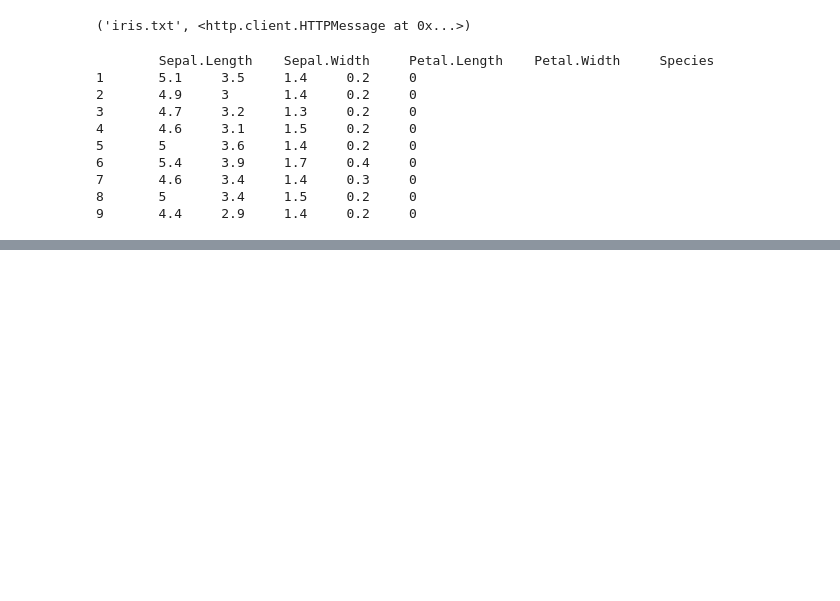
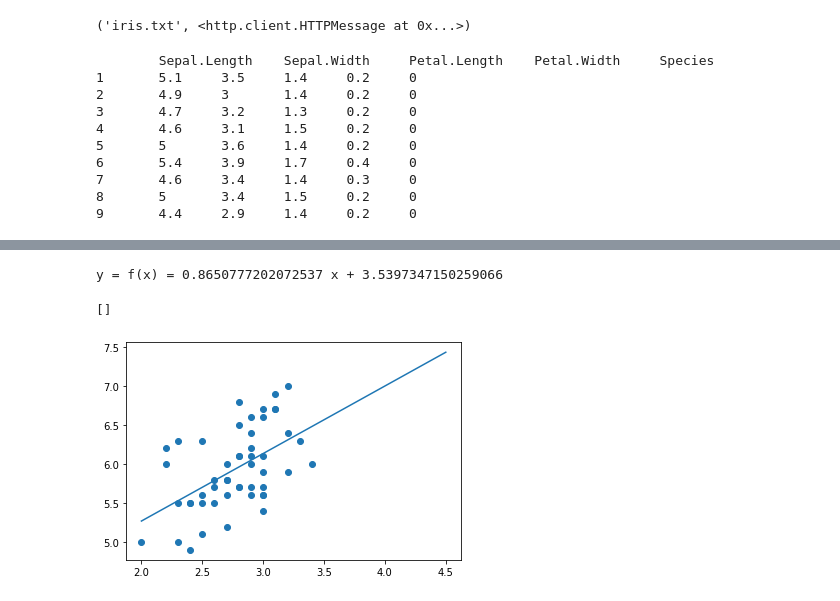
Before and after one commit to maskot1977/Python2020, a Jupyter notebook: 28.ipynb, the cells around one changed output, grey strips where cells are left out. Cells and saved outputs as stored; diff of their text form; code cells hidden in the pictures; blank space fills up the shorter version.

```diff
--- a/28.ipynb
+++ b/28.ipynb
@@ -92,0 +143,37 @@ y = f(x) = -0.22336106112989992 x + 5.916390810807135
+# %%
+col1 = []
+col2 = []
+col3 = []
+col4 = []
+col5 = []
+col6 = []
+for i, line in enumerate(open('iris.txt')):
+    if i == 0:
+        continue
+    c = line.split("\t")
+    if float(c[5]) == 1:
+        col1.append(c[0])
+        col2.append(float(c[1]))
+        col3.append(float(c[2]))
+        col4.append(float(c[3]))
+        col5.append(float(c[4]))
+        col6.append(float(c[5]))
+
+# 回帰直線の式を表示
+X = col3
+Y = col2
+print("y = f(x) = {0} x + {1}".format(a_fit(X, Y), b_fit(X, Y)))
+
+%matplotlib inline
+
+def f(x):
+    return a_fit(X, Y) * x + b_fit(X, Y)
+
+import matplotlib.pyplot as plt
+plt.scatter(X, Y)
+plt.plot([2, 4.5], [f(2), f(4.5)])
+plt.plot()
+# %% [output]
+y = f(x) = 0.8650777202072537 x + 3.5397347150259066
+[]
+[figure, added]
```
Also changed, not shown: parts of 7 cells of this notebook.
